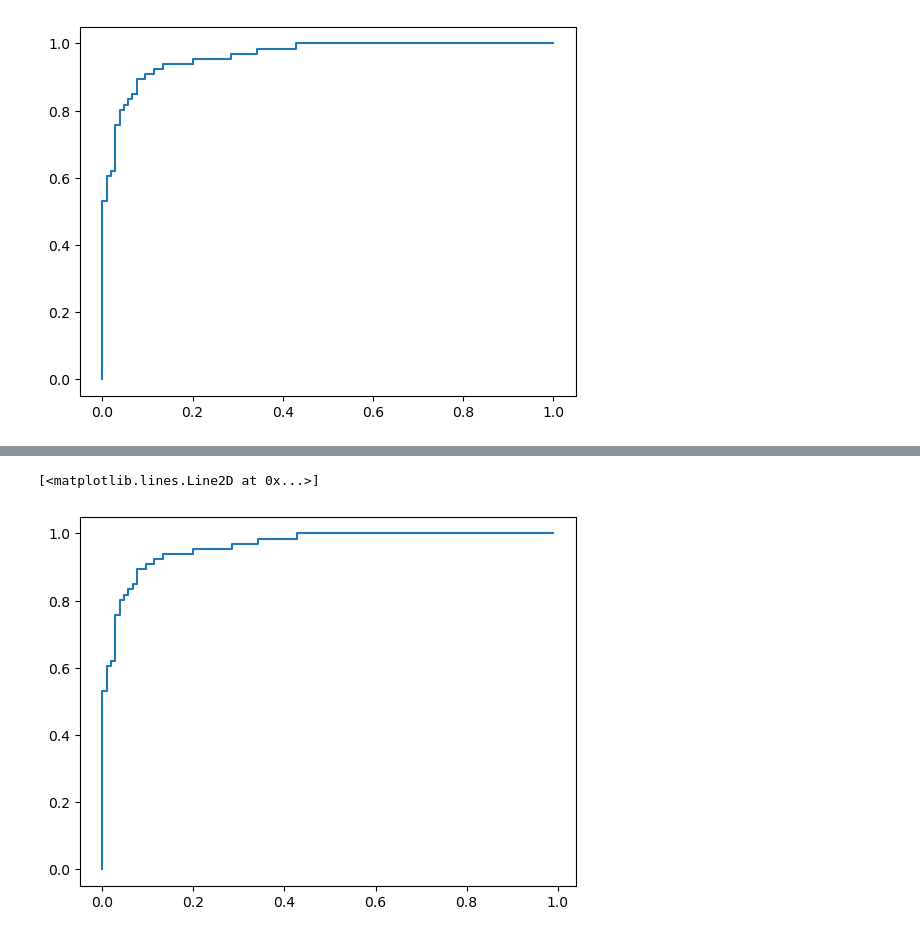
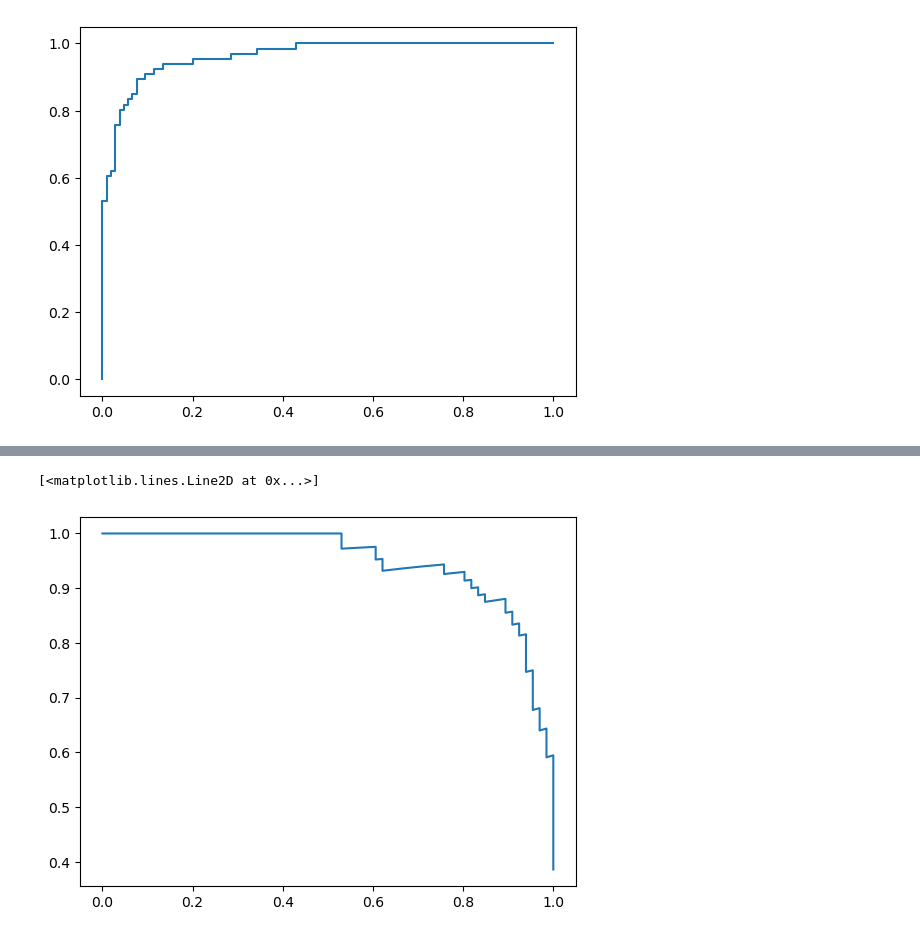
Before and after one commit to aaamini/torch-tut, a Jupyter notebook: W23/sol_exericse_3_21.ipynb, the cells around one changed output, grey strips where cells are left out. Drawn from its saved outputs; the diff is of its cells as text; code cells hidden in the pictures.

```diff
--- a/W23/sol_exericse_3_21.ipynb
+++ b/W23/sol_exericse_3_21.ipynb
@@ -38,22 +48,27 @@ plt.plot(fpr, tpr, label='ROC curve (area = %0.2f)' % roc_auc)
+# %%
+# Plot precision recall curve using sklearn
+from sklearn.metrics import precision_recall_curve
+precision, recall, thresholds = precision_recall_curve(y_test, phat)
+plt.plot(recall, precision, label='Precision-recall curve')
+# %% [output]
+[<matplotlib.lines.Line2D at 0x...>]
+[figure, added]
 # %%
-# We can also compute the ROC curve ourselves (inefficiently)
+# # We can also compute the ROC curve ourselves (inefficiently)
 
-# split phat into two classes according to y_test
-phat_0 = phat[y_test == 0]
-phat_1 = phat[y_test == 1]
+# # split phat into two classes according to y_test
+# phat_0 = phat[y_test == 0]
+# phat_1 = phat[y_test == 1]
 
-# sort phat descendingly to get the thresholds
-thresholds = torch.sort(phat, descending=True)[0]
+# # sort phat descendingly to get the thresholds
+# thresholds = torch.sort(phat, descending=True)[0]
 
-# compute the tpr rate for each threshold
-tpr = torch.zeros_like(thresholds)
-fpr = torch.zeros_like(thresholds)
-for i, threshold in enumerate(thresholds):
-    tpr[i] = (phat_1 > threshold).float().mean()
-    fpr[i] = (phat_0 > threshold).float().mean()
+# # compute the tpr rate for each threshold
+# tpr = torch.zeros_like(thresholds)
+# fpr = torch.zeros_like(thresholds)
+# for i, threshold in enumerate(thresholds):
+#     tpr[i] = (phat_1 > threshold).float().mean()
+#     fpr[i] = (phat_0 > threshold).float().mean()
 
-# plot the roc curve
-plt.plot(fpr, tpr, label='ROC curve (area = %0.2f)' % roc_auc)
+# # plot the roc curve
+# plt.plot(fpr, tpr, label='ROC curve (area = %0.2f)' % roc_auc)
-# %% [output]
-[<matplotlib.lines.Line2D at 0x...>]
-[figure, removed]
```
Also changed, not shown: parts of 1 cell of this notebook.
